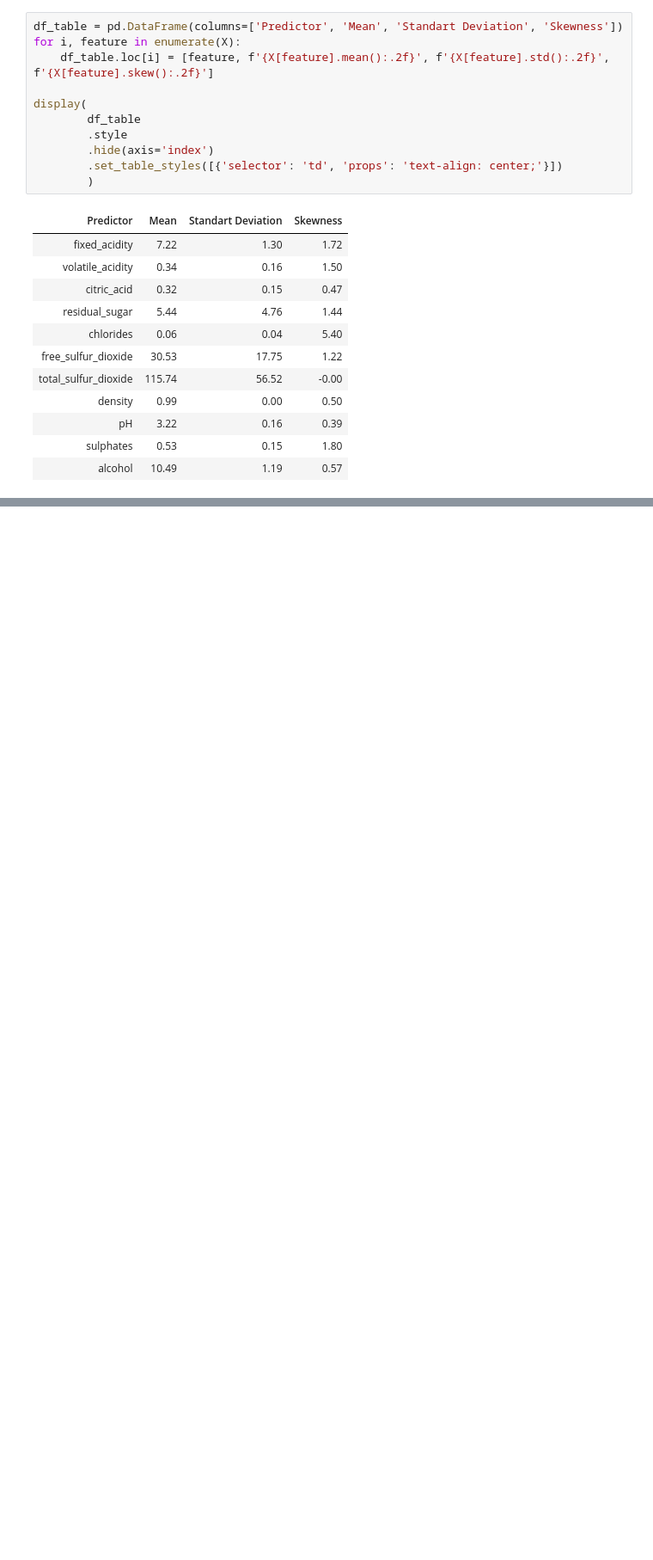
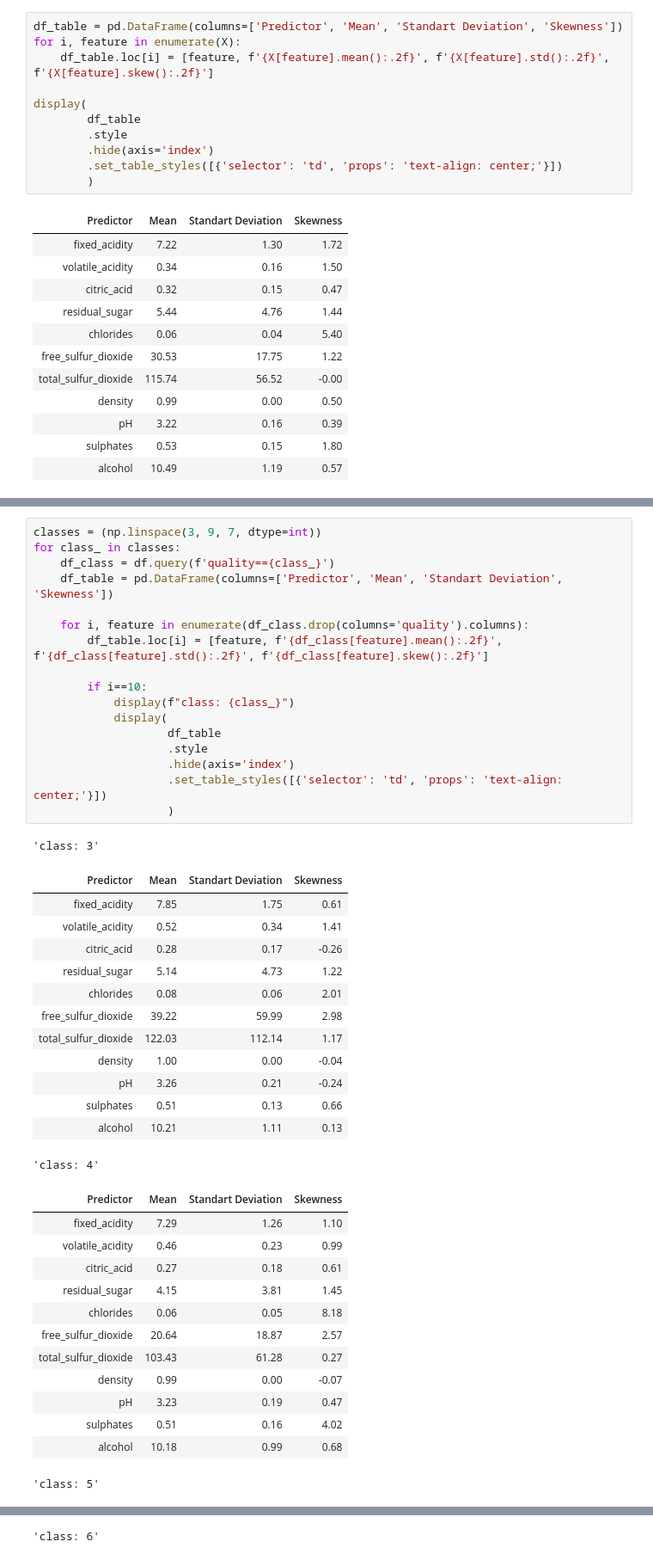
Before and after one commit to pauloricms12/ICA_HM1, a Jupyter notebook: data.ipynb, the cells around one changed output, grey strips where cells are left out. Shown at 86% size. Drawn from its saved outputs; the diff is of its cells as text; blank space fills up the shorter version.

```diff
--- a/data.ipynb
+++ b/data.ipynb
@@ -137,0 +181,45 @@ display(
+# %%
+classes = (np.linspace(3, 9, 7, dtype=int))
+for class_ in classes:
+    df_class = df.query(f'quality=={class_}')
+    df_table = pd.DataFrame(columns=['Predictor', 'Mean', 'Standart Deviation', 'Skewness'])
+
+    for i, feature in enumerate(df_class.drop(columns='quality').columns):
+        df_table.loc[i] = [feature, f'{df_class[feature].mean():.2f}', f'{df_class[feature].std():.2f}', f'{df_class[feature].skew():.2f}']
+
+        if i==10:
+            display(f"class: {class_}")
+            display(
+                    df_table
+                    .style
+                    .hide(axis='index')
+                    .set_table_styles([{'selector': 'td', 'props': 'text-align: center;'}])
+                    )
+# %% [output]
+'class: 3'
+| Predictor | Mean | Standart Deviation | Skewness |
+| fixed_acidity | 7.85 | 1.75 | 0.61 |
+| volatile_acidity | 0.52 | 0.34 | 1.41 |
+| citric_acid | 0.28 | 0.17 | -0.26 |
+| residual_sugar | 5.14 | 4.73 | 1.22 |
+| chlorides | 0.08 | 0.06 | 2.01 |
+| free_sulfur_dioxide | 39.22 | 59.99 | 2.98 |
+| total_sulfur_dioxide | 122.03 | 112.14 | 1.17 |
+| density | 1.00 | 0.00 | -0.04 |
+| pH | 3.26 | 0.21 | -0.24 |
+| sulphates | 0.51 | 0.13 | 0.66 |
+| alcohol | 10.21 | 1.11 | 0.13 |
+'class: 4'
+| Predictor | Mean | Standart Deviation | Skewness |
+| fixed_acidity | 7.29 | 1.26 | 1.10 |
+| volatile_acidity | 0.46 | 0.23 | 0.99 |
+| citric_acid | 0.27 | 0.18 | 0.61 |
+| residual_sugar | 4.15 | 3.81 | 1.45 |
+| chlorides | 0.06 | 0.05 | 8.18 |
+| free_sulfur_dioxide | 20.64 | 18.87 | 2.57 |
+| total_sulfur_dioxide | 103.43 | 61.28 | 0.27 |
+| density | 0.99 | 0.00 | -0.07 |
+| pH | 3.23 | 0.19 | 0.47 |
+| sulphates | 0.51 | 0.16 | 4.02 |
+| alcohol | 10.18 | 0.99 | 0.68 |
+'class: 5'
@@ -137,0 +238 @@ display(
+'class: 6'
```
Also changed, not shown: parts of 4 cells of this notebook.
